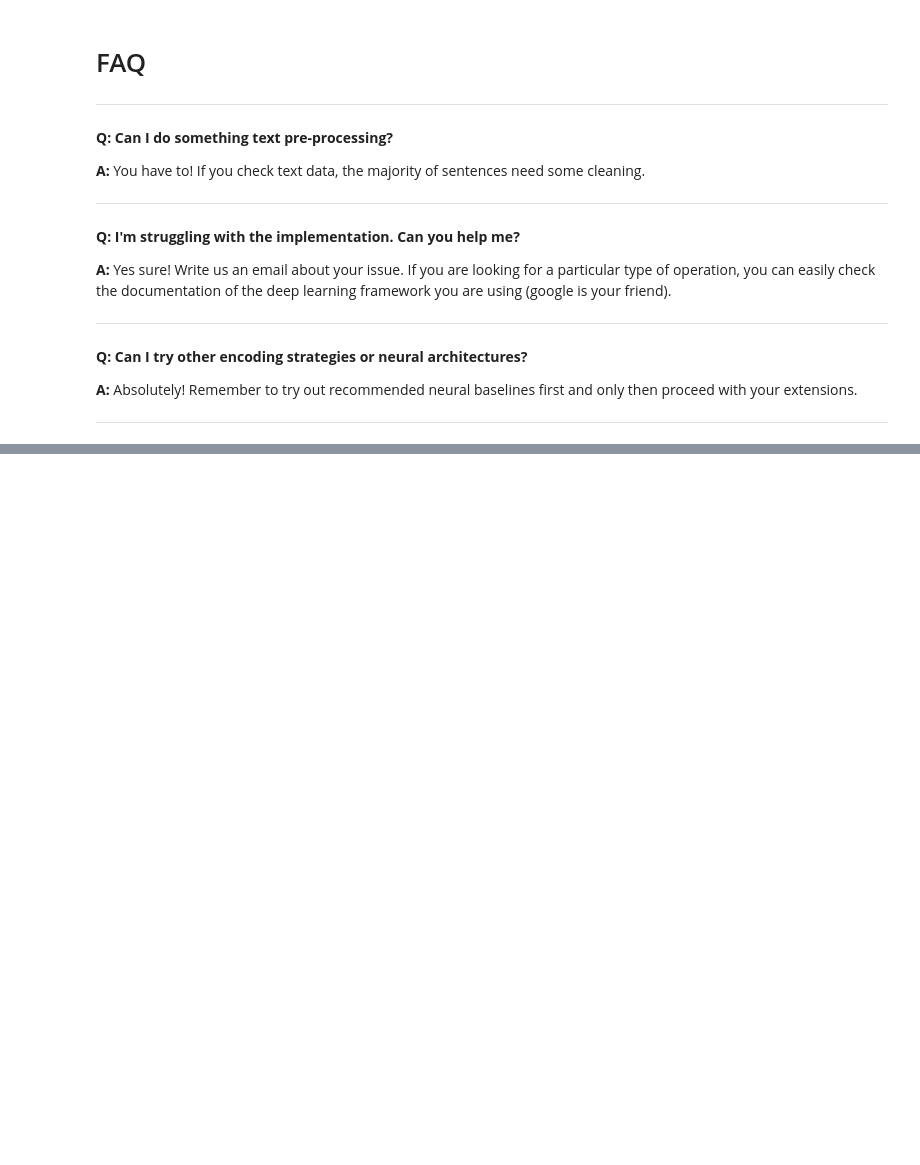
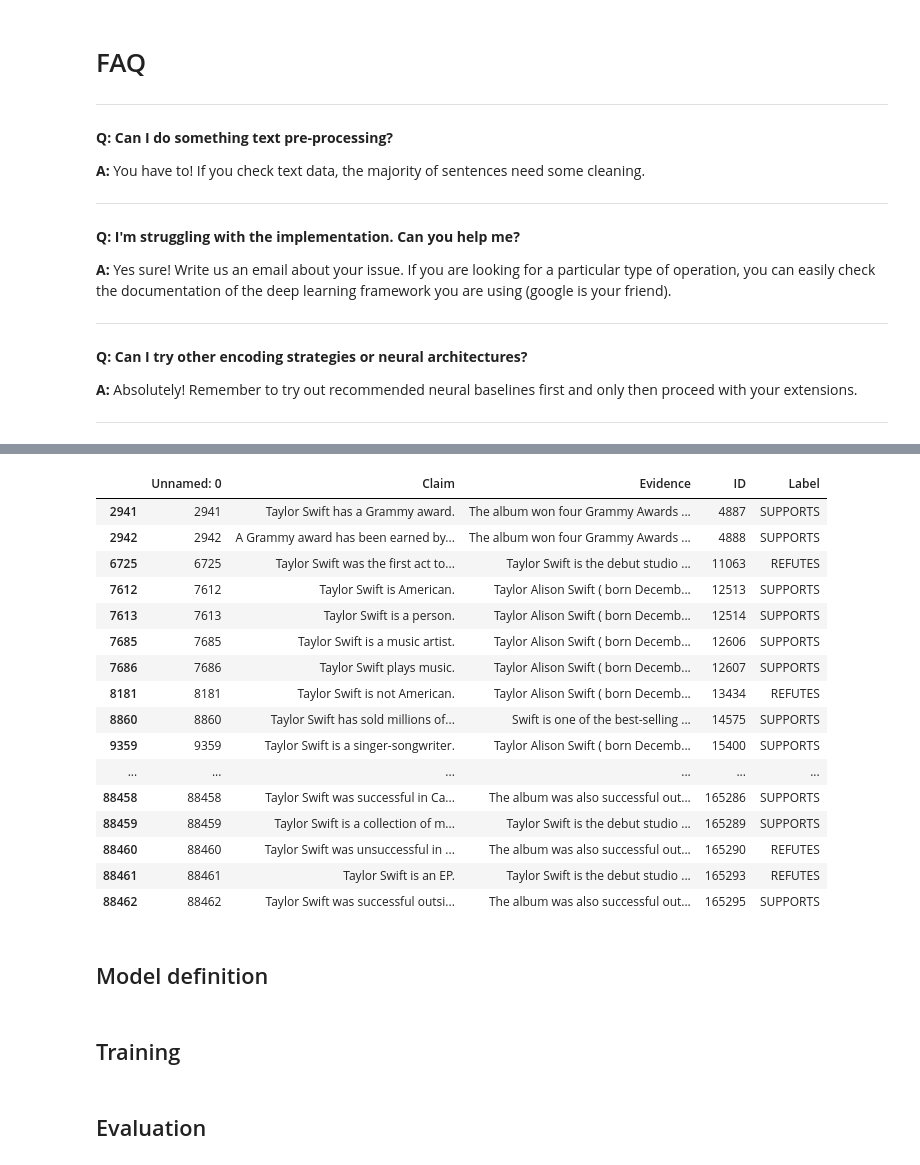
Before and after one commit to pptr3/nlp-assignments, a Jupyter notebook: assignment4/davide/Assignment_4.ipynb, the cells around one changed output, grey strips where cells are left out. Cells and saved outputs as stored; diff of their text form; code cells hidden in the pictures; blank space fills up the shorter version.

```diff
--- a/assignment4/davide/Assignment_4.ipynb
+++ b/assignment4/davide/Assignment_4.ipynb
@@ -346,0 +372,42 @@ Don't forget that your feedback is very important! Your suggestions help us impr
+# %%
+import re
+
+def preprocess_text(evidence) :
+  # remove leading tabs
+  pattern = r'[0-9]+\t'
+  evidence = re.sub(pattern, '', evidence)
+
+  # remove pronunciations
+  pattern = r'-LSB-.*-RSB-(\s;)*'
+  evidence = re.sub(pattern, '', evidence)
+
+  # convert -LRB- -RRB- to ( or )
+  pattern = r'-LRB-'
+  evidence = re.sub(pattern, '(', evidence)
+  pattern = r'-RRB-'
+  evidence = re.sub(pattern, ')', evidence)
+
+  # fix double dashes (--)
+  pattern = r'\-\-'
+  evidence = re.sub(pattern, '-', evidence)
+
+  # remove double spaces
+  pattern = r'(\s)\s+'
+  evidence = re.sub(pattern, r'\1', evidence)
+
+  # remove trailing words (hyperlinks)
+  pattern = r'.\t.*$'
+  evidence = re.sub(pattern, '.', evidence)
+
+  # make sure all possesive 's are split from other words
+  pattern = r"(\s.+)'s"
+  evidence = re.sub(pattern, r"\1 's", evidence)
+
+  # make sure all periods are split from other words
+  #pattern = r"(\s.+)\."
+  #evidence = re.sub(pattern, r"\1 .", evidence)
+
+  return evidence
+
+train_df["Claim"] = train_df["Claim"].apply(preprocess_text)
+train_df["Evidence"] = train_df["Evidence"].apply(preprocess_text)
@@ -346,0 +590,27 @@ Don't forget that your feedback is very important! Your suggestions help us impr
+# %%
+# debug
+train_df[train_df["Evidence"].str.contains("Swift")]
+# %% [output]
+|  | Unnamed: 0 | Claim | Evidence | ID | Label |
+| 2941 | 2941 | Taylor Swift has a Grammy award. | The album won four Grammy Awards ... | 4887 | SUPPORTS |
+| 2942 | 2942 | A Grammy award has been earned by... | The album won four Grammy Awards ... | 4888 | SUPPORTS |
+| 6725 | 6725 | Taylor Swift was the first act to... | Taylor Swift is the debut studio ... | 11063 | REFUTES |
+| 7612 | 7612 | Taylor Swift is American. | Taylor Alison Swift ( born Decemb... | 12513 | SUPPORTS |
+| 7613 | 7613 | Taylor Swift is a person. | Taylor Alison Swift ( born Decemb... | 12514 | SUPPORTS |
+| 7685 | 7685 | Taylor Swift is a music artist. | Taylor Alison Swift ( born Decemb... | 12606 | SUPPORTS |
+| 7686 | 7686 | Taylor Swift plays music. | Taylor Alison Swift ( born Decemb... | 12607 | SUPPORTS |
+| 8181 | 8181 | Taylor Swift is not American. | Taylor Alison Swift ( born Decemb... | 13434 | REFUTES |
+| 8860 | 8860 | Taylor Swift has sold millions of... | Swift is one of the best-selling ... | 14575 | SUPPORTS |
+| 9359 | 9359 | Taylor Swift is a singer-songwriter. | Taylor Alison Swift ( born Decemb... | 15400 | SUPPORTS |
+| ... | ... | ... | ... | ... | ... |
+| 88458 | 88458 | Taylor Swift was successful in Ca... | The album was also successful out... | 165286 | SUPPORTS |
+| 88459 | 88459 | Taylor Swift is a collection of m... | Taylor Swift is the debut studio ... | 165289 | SUPPORTS |
+| 88460 | 88460 | Taylor Swift was unsuccessful in ... | The album was also successful out... | 165290 | REFUTES |
+| 88461 | 88461 | Taylor Swift is an EP. | Taylor Swift is the debut studio ... | 165293 | REFUTES |
+| 88462 | 88462 | Taylor Swift was successful outsi... | The album was also successful out... | 165295 | SUPPORTS |
+# %% [markdown]
+## Model definition
+# %% [markdown]
+## Training
+# %% [markdown]
+## Evaluation
```
Also changed, not shown: parts of 28 cells of this notebook.
